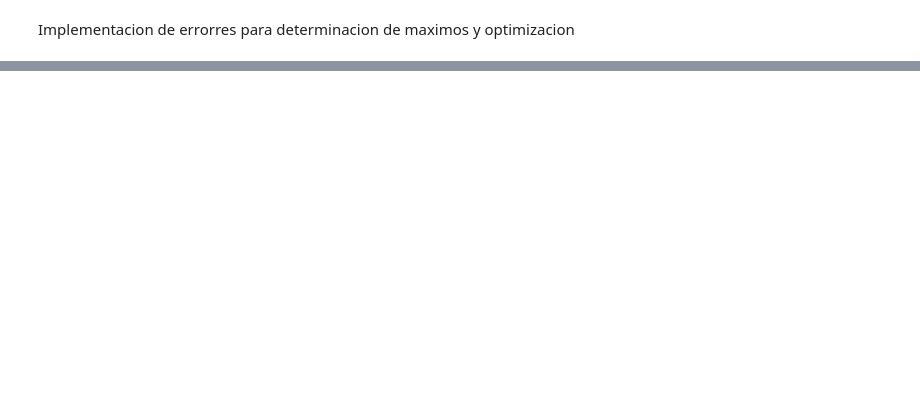
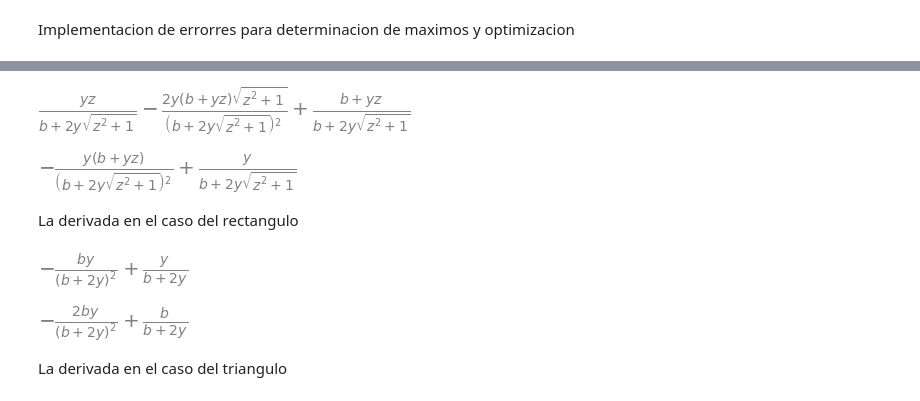
Before and after one commit to Victor-Rivero-235/Victor-AN2024, a Jupyter notebook: Proyecto parcial 1.ipynb, the cells around one changed output, grey strips where cells are left out. Cells and saved outputs as stored; diff of their text form; code cells hidden in the pictures; blank space fills up the shorter version.

```diff
--- a/Proyecto parcial 1.ipynb
+++ b/Proyecto parcial 1.ipynb
@@ -293,0 +248,28 @@ https://www.iagua.es/noticias/espana/tecnoconverting/16/08/25/que-son-diametro-y
+# %%
+dft2=diff(Rht,y)
+
+dft2
+# %% [output]
+[figure, added]
+# %%
+dft3=diff(Rht,b)
+
+dft3
+# %% [output]
+[figure, added]
+# %% [markdown]
+La derivada en el caso del rectangulo
+# %%
+dfr=diff(Rhr,b)
+
+dfr
+# %% [output]
+[figure, added]
+# %%
+dfr2=diff(Rhr,y)
+
+dfr2
+# %% [output]
+[figure, added]
+# %% [markdown]
+La derivada en el caso del triangulo
```
Also changed, not shown: parts of 58 cells of this notebook, 3 other files.
